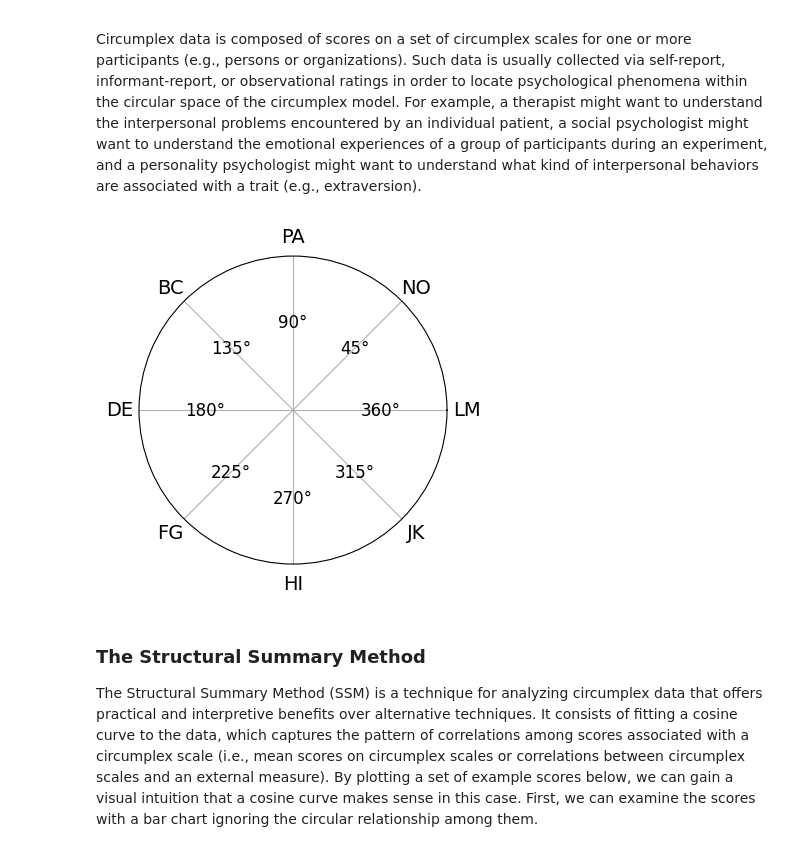
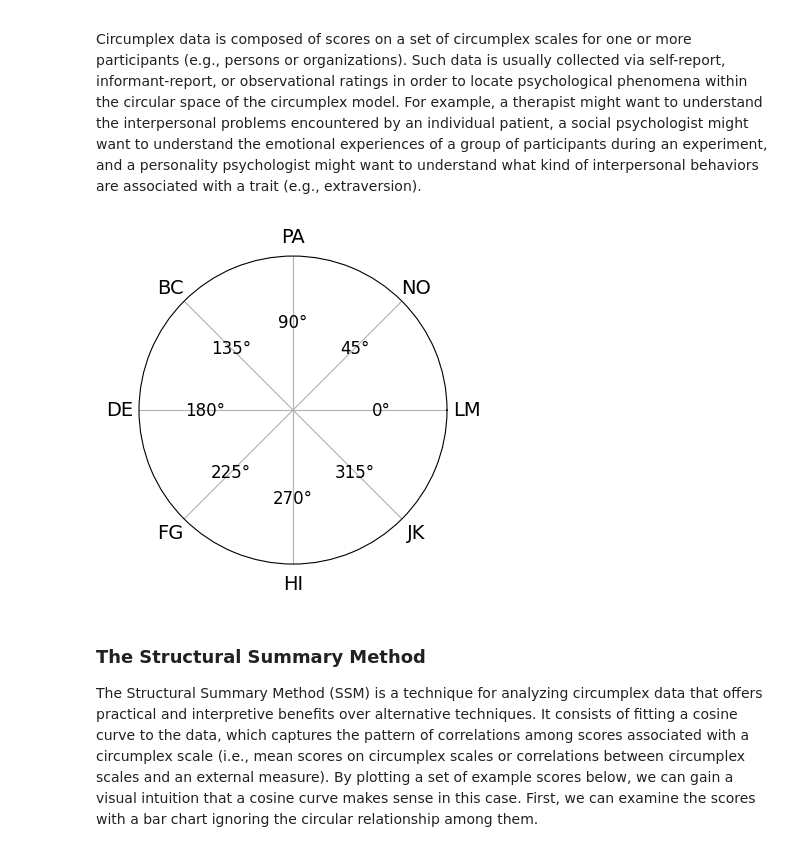
Before and after one commit to MitchellAcoustics/circumplex, a Jupyter notebook: docs/tutorials/Intro_to_SSM_Analysis.ipynb, the cells around one changed output. Drawn from its saved outputs; the diff is of its cells as text; code cells hidden in the pictures.

```diff
--- a/docs/tutorials/Intro_to_SSM_Analysis.ipynb
+++ b/docs/tutorials/Intro_to_SSM_Analysis.ipynb
@@ -22,29 +22,29 @@ Circumplex scales contain multiple subscales that attempt to measure different b
 
 Circumplex data is composed of scores on a set of circumplex scales for one or more participants (e.g., persons or organizations). Such data is usually collected via self-report, informant-report, or observational ratings in order to locate psychological phenomena within the circular space of the circumplex model. For example, a therapist might want to understand the interpersonal problems encountered by an individual patient, a social psychologist might want to understand the emotional experiences of a group of participants during an experiment, and a personality psychologist might want to understand what kind of interpersonal behaviors are associated with a trait (e.g., extraversion).
 # %%
-angles = (90, 135, 180, 225, 270, 315, 360, 45)
+angles = (90, 135, 180, 225, 270, 315, 0, 45)
 alabel = ("PA", "BC", "DE", "FG", "HI", "JK", "LM", "NO")
 
 # Create plot ---------------------------------------------------------------
 
 fig, ax = plt.subplots(figsize=(4, 4), subplot_kw=dict(polar=True))
 
 ax.plot()
 ax.set_xticks(np.radians(angles), labels=alabel, fontsize=14)
 ax.set_yticks([])
 ax.grid(True)
 for i, angle in enumerate(angles):
     ax.text(
         np.radians(angle),
         0.6,
         f"{angle}{degree_sign}",
         ha="center",
         va="center",
         fontsize=12,
 )
 plt.show()
 # %% [output]
-[figure, old version]
+[figure, new version]
 # %% [markdown]
 ### The Structural Summary Method
 
```
Also changed, not shown: parts of 16 cells of this notebook, 7 other files.
